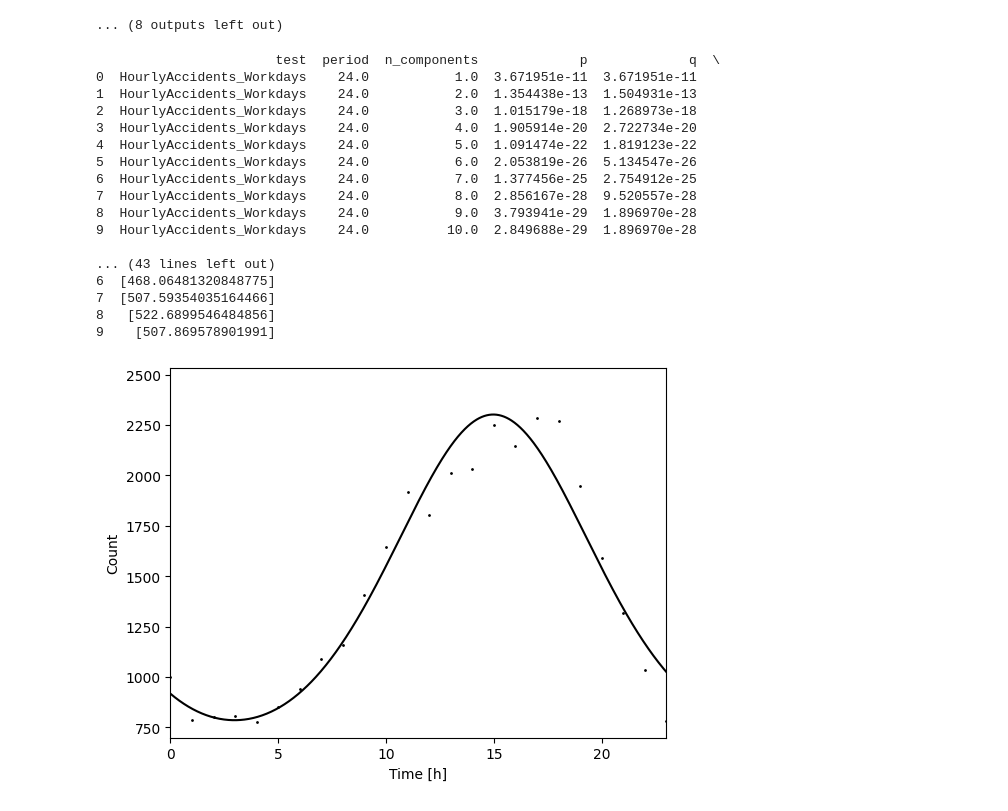
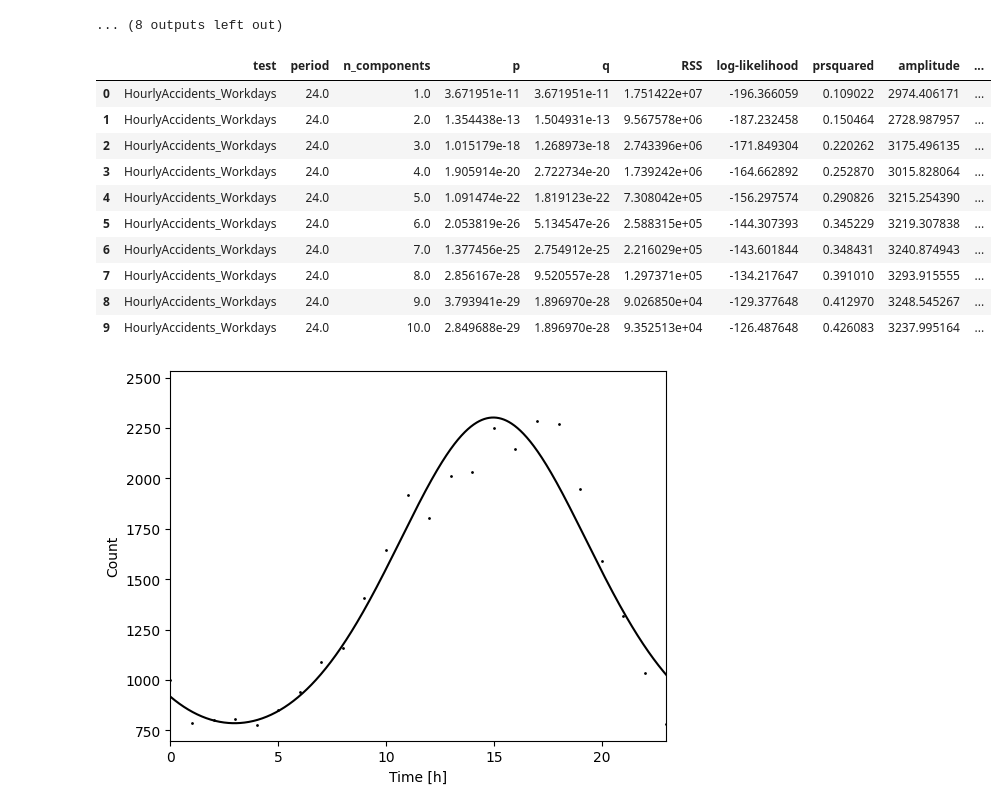
Before and after one commit to hanaskitek/diplomska-git, a Jupyter notebook: 06_kosinor_delovnik_vikend.ipynb, the cells around one changed output. Saved outputs shown, nothing was run; the diff lists cells and outputs as text; code cells hidden in the pictures.

```diff
--- a/06_kosinor_delovnik_vikend.ipynb
+++ b/06_kosinor_delovnik_vikend.ipynb
@@ -110,26 +110,20 @@ df_results_work.q = multi.multipletests(df_results_work.p, method = 'fdr_bh')[1]
 [figure]
 [figure]
 ... (8 outputs left out)
-# %%
-print(df_results_work)
-# %% [output]
-                       test  period  n_components             p             q  \
-0  HourlyAccidents_Workdays    24.0           1.0  3.671951e-11  3.671951e-11
-1  HourlyAccidents_Workdays    24.0           2.0  1.354438e-13  1.504931e-13
-2  HourlyAccidents_Workdays    24.0           3.0  1.015179e-18  1.268973e-18
-3  HourlyAccidents_Workdays    24.0           4.0  1.905914e-20  2.722734e-20
-4  HourlyAccidents_Workdays    24.0           5.0  1.091474e-22  1.819123e-22
-5  HourlyAccidents_Workdays    24.0           6.0  2.053819e-26  5.134547e-26
-6  HourlyAccidents_Workdays    24.0           7.0  1.377456e-25  2.754912e-25
-7  HourlyAccidents_Workdays    24.0           8.0  2.856167e-28  9.520557e-28
-8  HourlyAccidents_Workdays    24.0           9.0  3.793941e-29  1.896970e-28
-9  HourlyAccidents_Workdays    24.0          10.0  2.849688e-29  1.896970e-28
-
-... (43 lines left out)
-6  [468.06481320848775]
-7  [507.59354035164466]
-8   [522.6899546484856]
-9    [507.869578901991]
+# %%
+df_results_work
+# %% [output]
+|  | test | period | n_components | p | q | RSS | log-likelihood | prsquared | amplitude | ... |
+| 0 | HourlyAccidents_Workdays | 24.0 | 1.0 | 3.671951e-11 | 3.671951e-11 | 1.751422e+07 | -196.366059 | 0.109022 | 2974.406171 | ... |
+| 1 | HourlyAccidents_Workdays | 24.0 | 2.0 | 1.354438e-13 | 1.504931e-13 | 9.567578e+06 | -187.232458 | 0.150464 | 2728.987957 | ... |
+| 2 | HourlyAccidents_Workdays | 24.0 | 3.0 | 1.015179e-18 | 1.268973e-18 | 2.743396e+06 | -171.849304 | 0.220262 | 3175.496135 | ... |
+| 3 | HourlyAccidents_Workdays | 24.0 | 4.0 | 1.905914e-20 | 2.722734e-20 | 1.739242e+06 | -164.662892 | 0.252870 | 3015.828064 | ... |
+| 4 | HourlyAccidents_Workdays | 24.0 | 5.0 | 1.091474e-22 | 1.819123e-22 | 7.308042e+05 | -156.297574 | 0.290826 | 3215.254390 | ... |
+| 5 | HourlyAccidents_Workdays | 24.0 | 6.0 | 2.053819e-26 | 5.134547e-26 | 2.588315e+05 | -144.307393 | 0.345229 | 3219.307838 | ... |
+| 6 | HourlyAccidents_Workdays | 24.0 | 7.0 | 1.377456e-25 | 2.754912e-25 | 2.216029e+05 | -143.601844 | 0.348431 | 3240.874943 | ... |
+| 7 | HourlyAccidents_Workdays | 24.0 | 8.0 | 2.856167e-28 | 9.520557e-28 | 1.297371e+05 | -134.217647 | 0.391010 | 3293.915555 | ... |
+| 8 | HourlyAccidents_Workdays | 24.0 | 9.0 | 3.793941e-29 | 1.896970e-28 | 9.026850e+04 | -129.377648 | 0.412970 | 3248.545267 | ... |
+| 9 | HourlyAccidents_Workdays | 24.0 | 10.0 | 2.849688e-29 | 1.896970e-28 | 9.352513e+04 | -126.487648 | 0.426083 | 3237.995164 | ... |
 # %%
 # VIKEND
 X = df_weekends.x.to_numpy()
```
Also changed, not shown: parts of 5 cells of this notebook, 11 other files.
